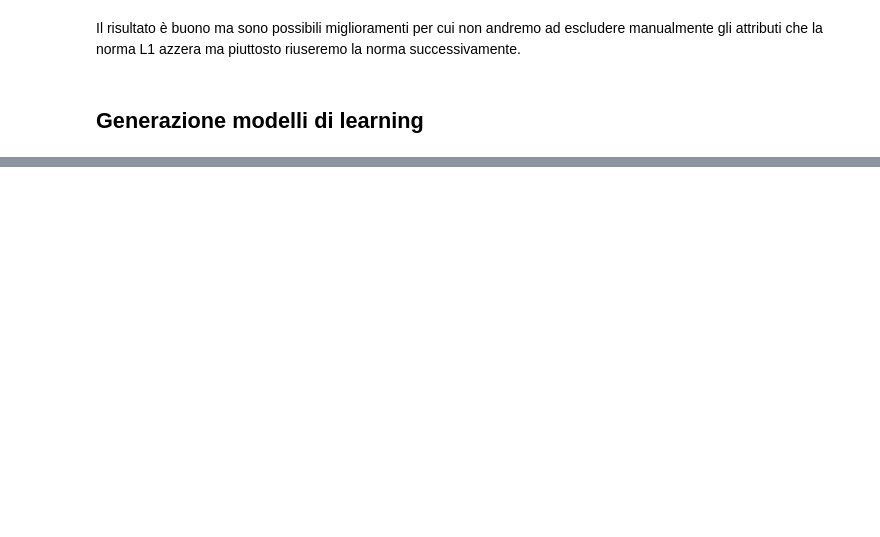
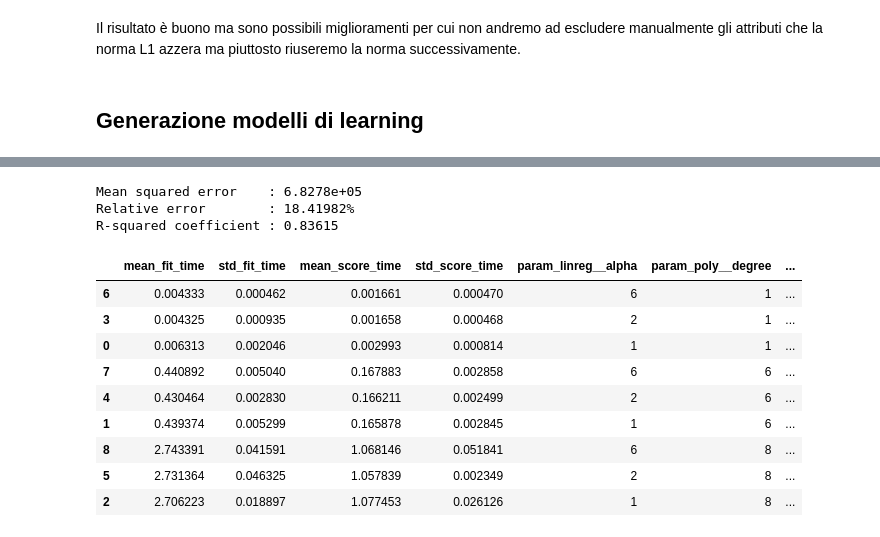
Before and after one commit to ThereAlTeo/PolynomialRegression, a Jupyter notebook: relazione/Untitled.ipynb, the cells around one changed output, grey strips where cells are left out. Cells and saved outputs as stored; diff of their text form; code cells hidden in the pictures; blank space fills up the shorter version.

```diff
--- a/relazione/Untitled.ipynb
+++ b/relazione/Untitled.ipynb
@@ -181,7 +201,7 @@ def printEvalutation(X, Y, model):
     print("Relative error        : {:.5%}".format(relativeError(model.predict(X), Y)))
     print("R-squared coefficient : {:.5}".format(model.score(X, Y)))
 # %%
-model = elaborationWithLasso(1, 2)
+model = elaborationWithLasso(3, 8)
 model.fit(XTrain, YTrain)
 printEvalutation(XVal, YVal, model)
 # %% [output]
@@ -194,0 +319,17 @@ Il risultato è buono ma sono possibili miglioramenti per cui non andremo ad esc
+# %%
+printEvalutation(XVal, YVal, ridgeGridSearch)
+EvalutationTable(ridgeGridSearch)
+# %% [output]
+Mean squared error    : 6.8278e+05
+Relative error        : 18.41982%
+R-squared coefficient : 0.83615
+|  | mean_fit_time | std_fit_time | mean_score_time | std_score_time | param_linreg__alpha | param_poly__degree | ... |
+| 6 | 0.004333 | 0.000462 | 0.001661 | 0.000470 | 6 | 1 | ... |
+| 3 | 0.004325 | 0.000935 | 0.001658 | 0.000468 | 2 | 1 | ... |
+| 0 | 0.006313 | 0.002046 | 0.002993 | 0.000814 | 1 | 1 | ... |
+| 7 | 0.440892 | 0.005040 | 0.167883 | 0.002858 | 6 | 6 | ... |
+| 4 | 0.430464 | 0.002830 | 0.166211 | 0.002499 | 2 | 6 | ... |
+| 1 | 0.439374 | 0.005299 | 0.165878 | 0.002845 | 1 | 6 | ... |
+| 8 | 2.743391 | 0.041591 | 1.068146 | 0.051841 | 6 | 8 | ... |
+| 5 | 2.731364 | 0.046325 | 1.057839 | 0.002349 | 2 | 8 | ... |
+| 2 | 2.706223 | 0.018897 | 1.077453 | 0.026126 | 1 | 8 | ... |
```
Also changed, not shown: parts of 25 cells of this notebook.
